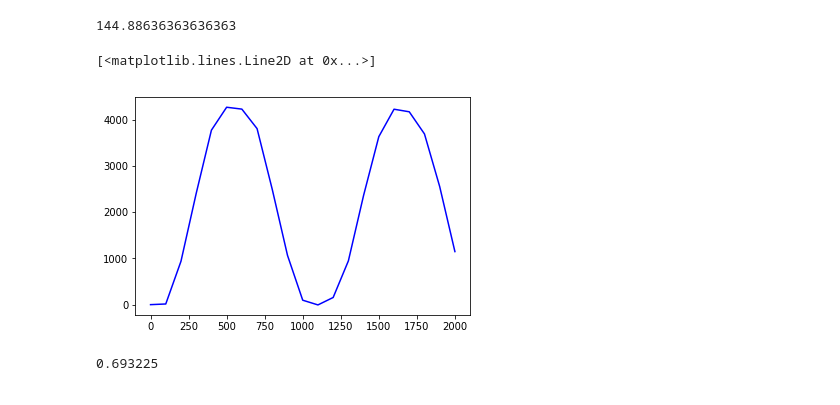
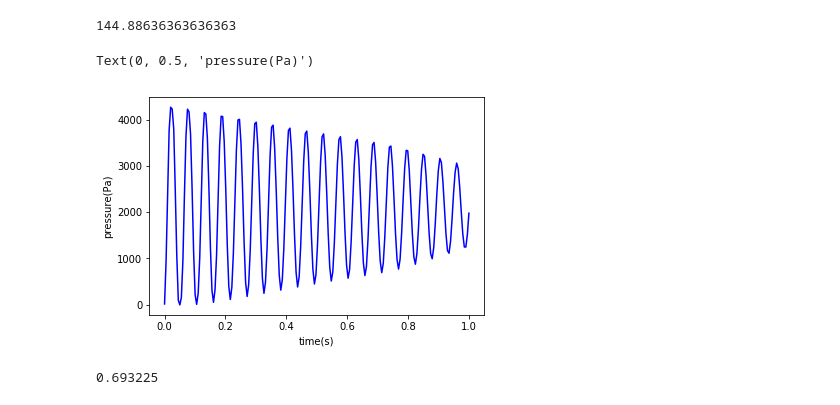
Before and after one commit to Jinx134235/static-water, a Jupyter notebook: particle&pressure plot.ipynb, the cells around one changed output. Cells and saved outputs as stored; diff of their text form; code cells hidden in the pictures.

```diff
--- a/particle&pressure plot.ipynb
+++ b/particle&pressure plot.ipynb
@@ -114,17 +115,17 @@ SyntaxError: invalid syntax (<ipython-input-5-d0f46aae645a>, line 1)
 print(255/1.76)
 # %% [output]
 144.88636363636363
-# %%
-t = np.linspace(0,2000,21)
-p = [0, 14.213, 937.863, 2404.601, 3771.293, 4267.092, 4226.655,
-     3805.029, 2488.266, 1064.656, 96.039, -5.926, 154.821, 946.159,
-     2362.287, 3631.566, 4224.446, 4168.723, 3689.972, 2552.6, 1146.842]
-plt.plot(t,p,'-b')
-
-#print(t)
-# %% [output]
-[<matplotlib.lines.Line2D at 0x...>]
-[figure, removed]
+# %%
+dt = 5e-5
+time = np.linspace(dt,20000*dt,200)
+pcenter = data4[:,1]
+plt.plot(time,pcenter,'-b')
+plt.xlabel('time(s)')
+plt.ylabel('pressure(Pa)')
+#print(t)
+# %% [output]
+Text(0, 0.5, 'pressure(Pa)')
+[figure, added]
 # %%
 print(46215*1.5e-5)
 # %% [output]
```
Also changed, not shown: parts of 1 cell of this notebook, 6 other files.
